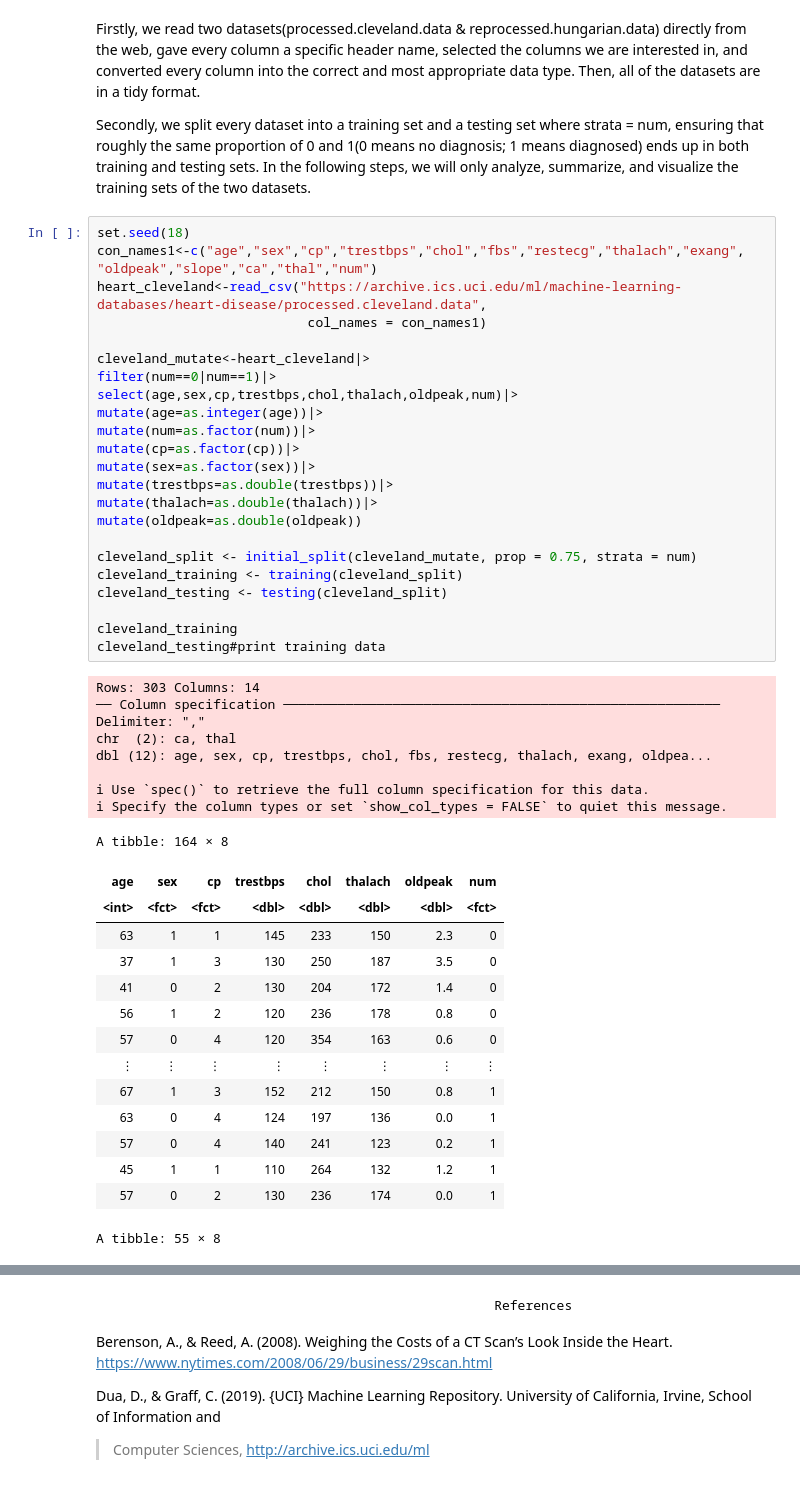
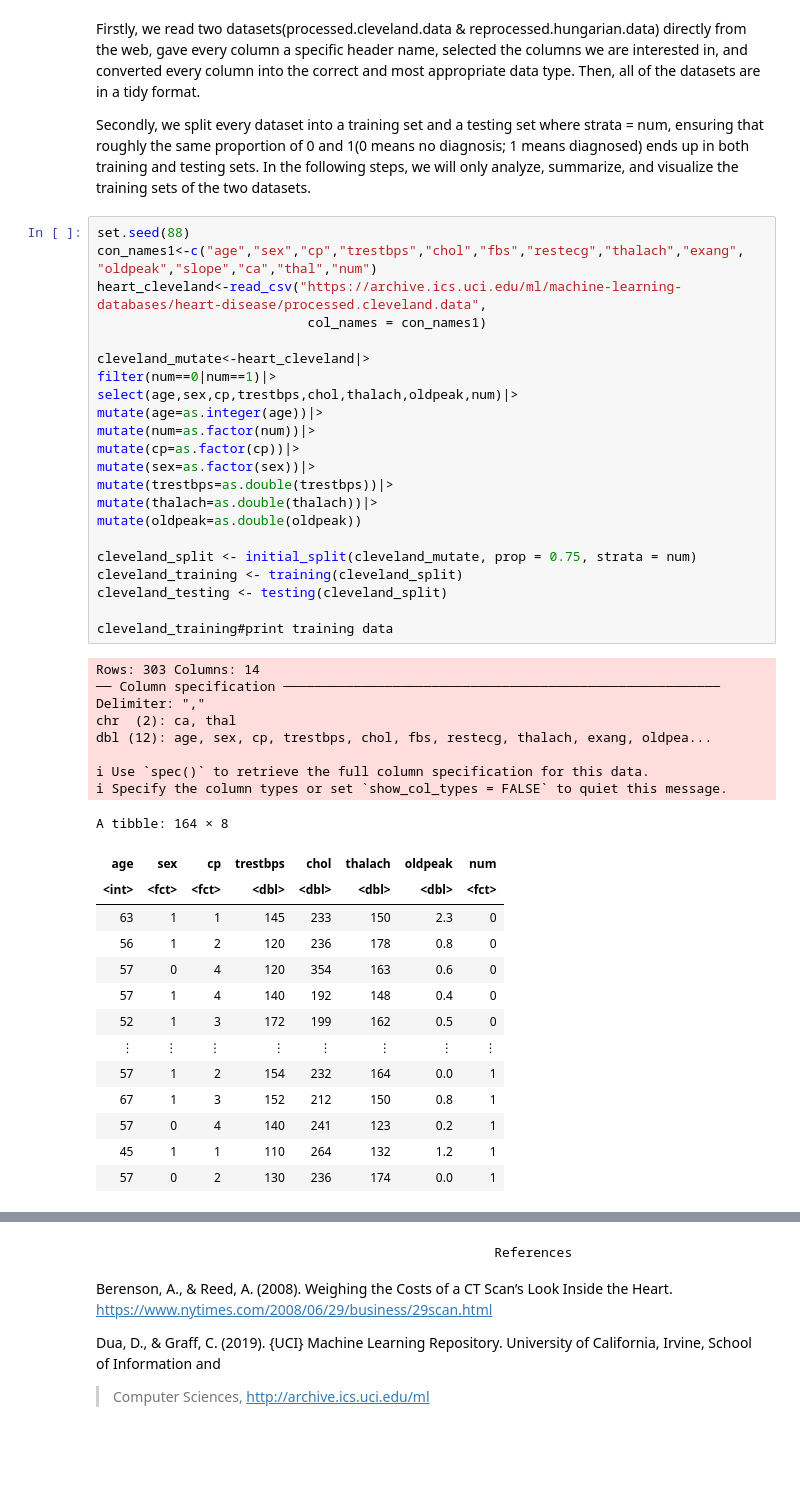
Before and after one commit to justinlook/dsci-100-2022w1-group-10, a Jupyter notebook: Final-project-group10.ipynb, the cells around one changed output, grey strips where cells are left out. Saved outputs shown, nothing was run; the diff lists cells and outputs as text; blank space fills up the shorter version.

```diff
--- a/Final-project-group10.ipynb
+++ b/Final-project-group10.ipynb
@@ -129,49 +129,47 @@ Firstly, we read two datasets(processed.cleveland.data & reprocessed.hungarian.d
 
 Secondly, we split every dataset into a training set and a testing set where strata = num, ensuring that roughly the same proportion of 0 and 1(0 means no diagnosis; 1 means diagnosed) ends up in both training and testing sets. In the following steps, we will only analyze, summarize, and visualize the training sets of the two datasets.
 # %%
-set.seed(18)
+set.seed(88)
 con_names1<-c("age","sex","cp","trestbps","chol","fbs","restecg","thalach","exang", "oldpeak","slope","ca","thal","num")
 heart_cleveland<-read_csv("https://archive.ics.uci.edu/ml/machine-learning-databases/heart-disease/processed.cleveland.data",
                            col_names = con_names1)
 
 cleveland_mutate<-heart_cleveland|>
 filter(num==0|num==1)|>
 select(age,sex,cp,trestbps,chol,thalach,oldpeak,num)|>
 mutate(age=as.integer(age))|>
 mutate(num=as.factor(num))|>
 mutate(cp=as.factor(cp))|>
 mutate(sex=as.factor(sex))|>
 mutate(trestbps=as.double(trestbps))|>
 mutate(thalach=as.double(thalach))|>
 mutate(oldpeak=as.double(oldpeak))
 
 cleveland_split <- initial_split(cleveland_mutate, prop = 0.75, strata = num)
 cleveland_training <- training(cleveland_split)
 cleveland_testing <- testing(cleveland_split)
 
-cleveland_training
-cleveland_testing#print training data
+cleveland_training#print training data
 # %% [output]
 Rows: 303 Columns: 14
 ── Column specification ────────────────────────────────────────────────────────
 Delimiter: ","
 chr  (2): ca, thal
 dbl (12): age, sex, cp, trestbps, chol, fbs, restecg, thalach, exang, oldpea...
 
 ℹ Use `spec()` to retrieve the full column specification for this data.
 ℹ Specify the column types or set `show_col_types = FALSE` to quiet this message.
 A tibble: 164 × 8
 | age | sex | cp | trestbps | chol | thalach | oldpeak | num |
 | <int> | <fct> | <fct> | <dbl> | <dbl> | <dbl> | <dbl> | <fct> |
 | 63 | 1 | 1 | 145 | 233 | 150 | 2.3 | 0 |
-| 37 | 1 | 3 | 130 | 250 | 187 | 3.5 | 0 |
-| 41 | 0 | 2 | 130 | 204 | 172 | 1.4 | 0 |
 | 56 | 1 | 2 | 120 | 236 | 178 | 0.8 | 0 |
 | 57 | 0 | 4 | 120 | 354 | 163 | 0.6 | 0 |
+| 57 | 1 | 4 | 140 | 192 | 148 | 0.4 | 0 |
+| 52 | 1 | 3 | 172 | 199 | 162 | 0.5 | 0 |
 | ⋮ | ⋮ | ⋮ | ⋮ | ⋮ | ⋮ | ⋮ | ⋮ |
+| 57 | 1 | 2 | 154 | 232 | 164 | 0.0 | 1 |
 | 67 | 1 | 3 | 152 | 212 | 150 | 0.8 | 1 |
-| 63 | 0 | 4 | 124 | 197 | 136 | 0.0 | 1 |
 | 57 | 0 | 4 | 140 | 241 | 123 | 0.2 | 1 |
 | 45 | 1 | 1 | 110 | 264 | 132 | 1.2 | 1 |
 | 57 | 0 | 2 | 130 | 236 | 174 | 0.0 | 1 |
-A tibble: 55 × 8
```
Also changed, not shown: parts of 15 cells of this notebook.
